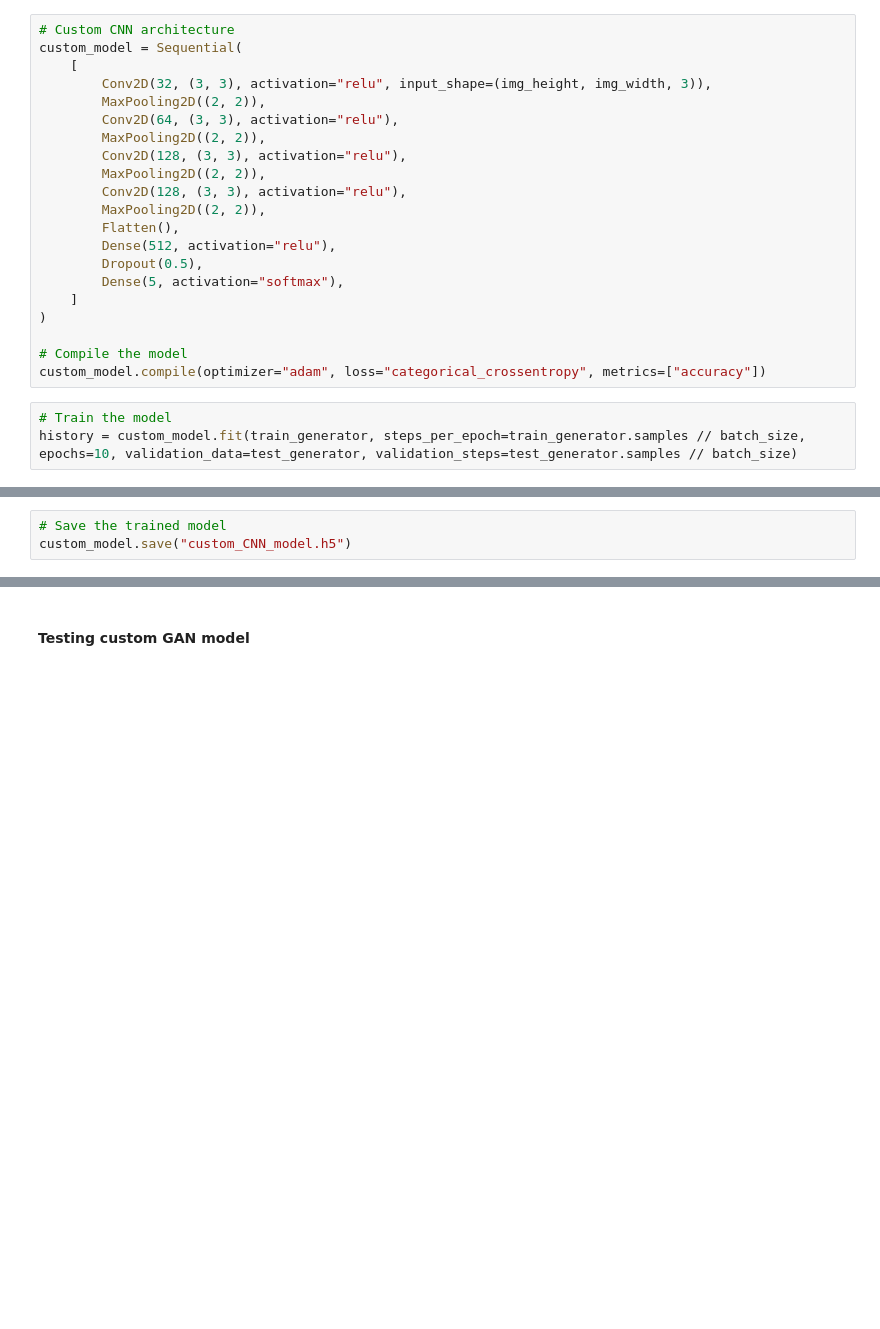
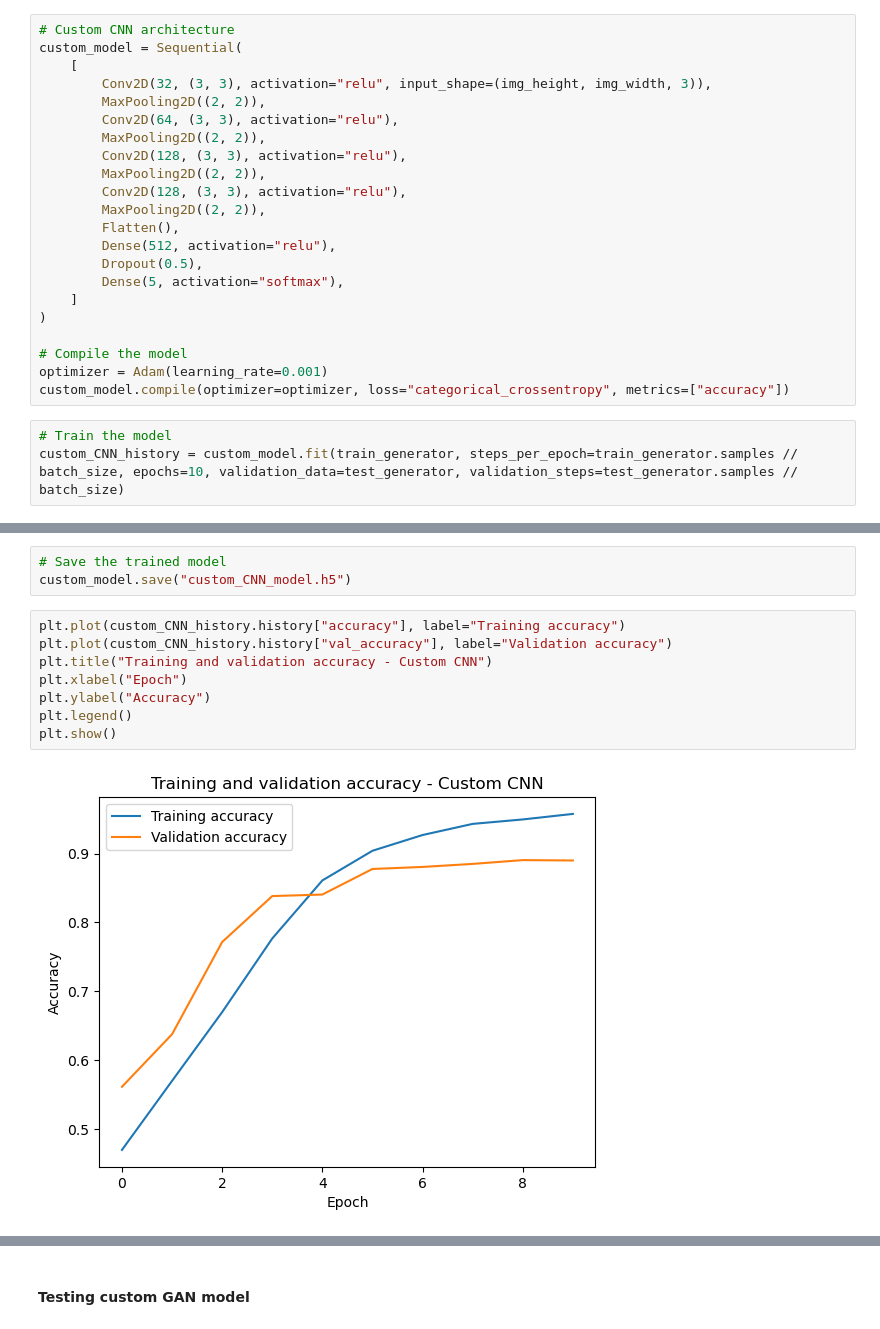
Before and after one commit to setsaa/CropSpot, a Jupyter notebook: model_selection.ipynb, the cells around one changed output, grey strips where cells are left out. Cells and saved outputs as stored; diff of their text form; blank space fills up the shorter version.

```diff
--- a/model_selection.ipynb
+++ b/model_selection.ipynb
@@ -111,7 +177,8 @@ custom_model = Sequential(
 )
 
 # Compile the model
-custom_model.compile(optimizer="adam", loss="categorical_crossentropy", metrics=["accuracy"])
+optimizer = Adam(learning_rate=0.001)
+custom_model.compile(optimizer=optimizer, loss="categorical_crossentropy", metrics=["accuracy"])
 # %%
 # Train the model
-history = custom_model.fit(train_generator, steps_per_epoch=train_generator.samples // batch_size, epochs=10, validation_data=test_generator, validation_steps=test_generator.samples // batch_size)
+custom_CNN_history = custom_model.fit(train_generator, steps_per_epoch=train_generator.samples // batch_size, epochs=10, validation_data=test_generator, validation_steps=test_generator.samples // batch_size)
@@ -118,3 +206,13 @@ history = custom_model.fit(train_generator, steps_per_epoch=train_generator.samp
 # %%
 # Save the trained model
 custom_model.save("custom_CNN_model.h5")
+# %%
+plt.plot(custom_CNN_history.history["accuracy"], label="Training accuracy")
+plt.plot(custom_CNN_history.history["val_accuracy"], label="Validation accuracy")
+plt.title("Training and validation accuracy - Custom CNN")
+plt.xlabel("Epoch")
+plt.ylabel("Accuracy")
+plt.legend()
+plt.show()
+# %% [output]
+[figure, added]
```
Also changed, not shown: parts of 9 cells of this notebook.
